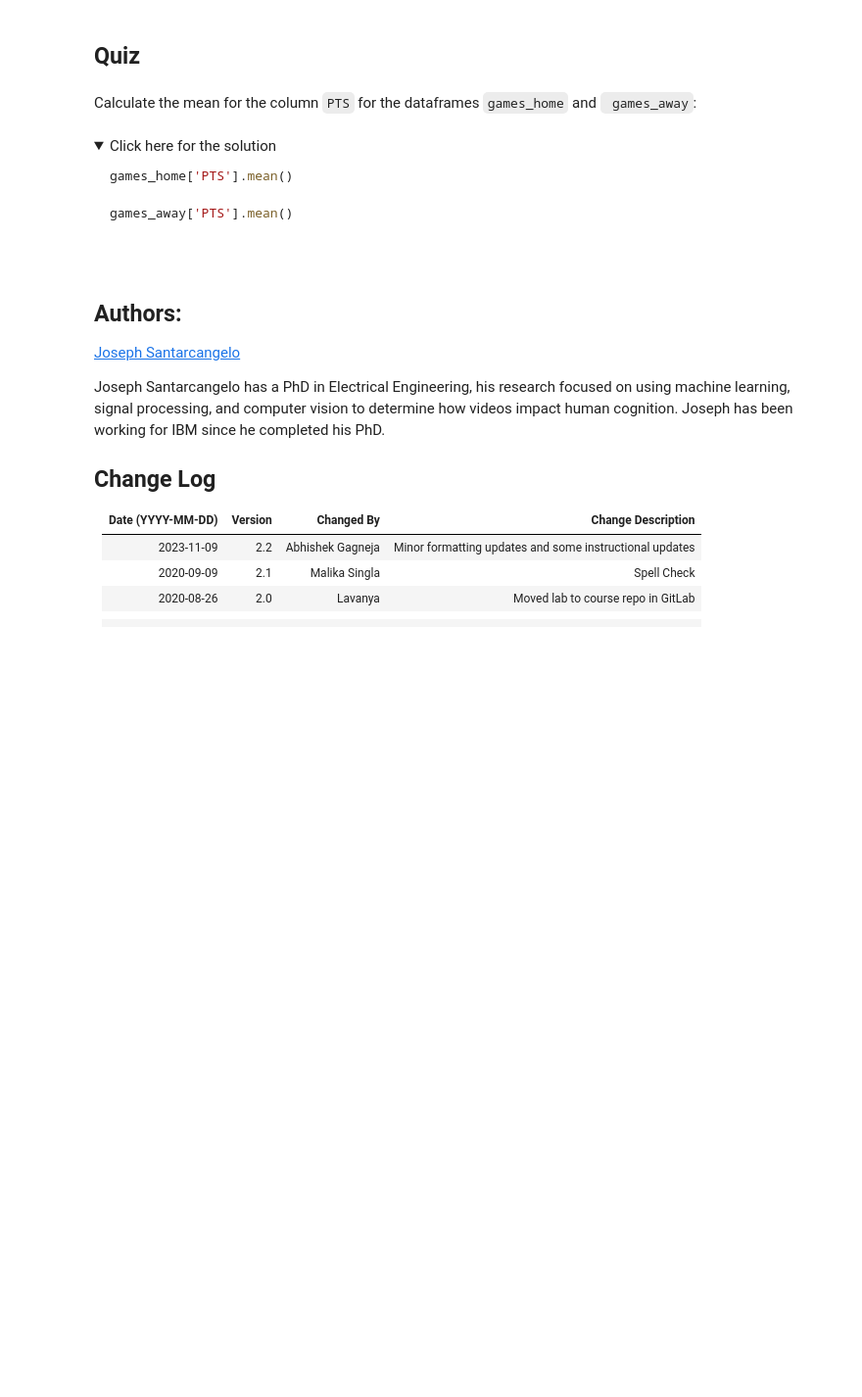
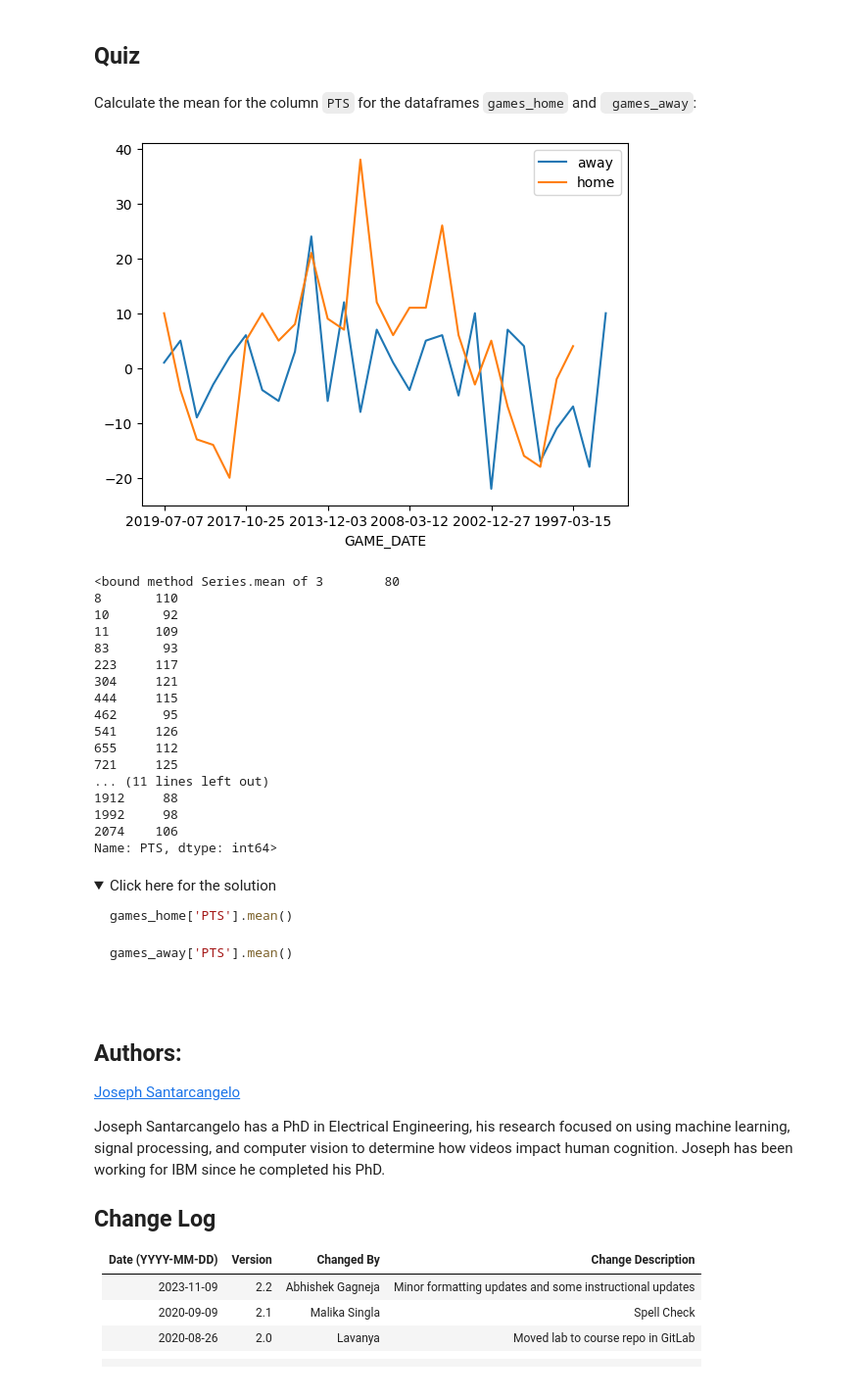
Before and after one commit to Kai369/python-4-class, a Jupyter notebook: not M learn/week 5 uncorupted/intro to api.ipynb, the cells around one changed output. Shown: that part at 98% size. Saved outputs shown, nothing was run; the diff lists cells and outputs as text; code cells hidden in the pictures; folded sections open; blank space fills up the shorter version.

```diff
--- a/not M learn/week 5 uncorupted/intro to api.ipynb
+++ b/not M learn/week 5 uncorupted/intro to api.ipynb
@@ -468,34 +452,54 @@ gamefinder.get_json()
 # Since https://stats.nba.com does not allow api calls from Cloud IPs and Skills Network Labs uses a Cloud IP.
 # The following code is comment out, you can run it on jupyter labs on your own computer.
 games = gamefinder.get_data_frames()[0]
 games.head()
 
 filename = "https://s3-api.us-geo.objectstorage.softlayer.net/cf-courses-data/CognitiveClass/PY0101EN/Chapter%205/Labs/Golden_State.pkl"
 
 def download(url, filename):
     response = requests.get(url)
     if response.status_code == 200:
         with open(filename, "wb") as f:
             f.write(response.content)
 
 download(filename, "Golden_State.pkl")
 
 file_name = "Golden_State.pkl"
 games = pd.read_pickle(file_name)
-games.head()games_home=games[games['MATCHUP']=='GSW vs. TOR']
+games.head()
+games_home=games[games['MATCHUP']=='GSW vs. TOR']
 games_away=games[games['MATCHUP']=='GSW @ TOR']
 games_home['PLUS_MINUS'].mean()
 games_away['PLUS_MINUS'].mean()
 fig, ax = plt.subplots()
 
 games_away.plot(x='GAME_DATE',y='PLUS_MINUS', ax=ax)
 games_home.plot(x='GAME_DATE',y='PLUS_MINUS', ax=ax)
 ax.legend(["away", "home"])
 plt.show()
 
 #given the code above, how do we call the means of the away and home cullumbs of the data frame?
 games_home['PTS'].mean
 games_home['PTS'].mean
+# %% [output]
+[figure, added]
+<bound method Series.mean of 3        80
+8       110
+10       92
+11      109
+83       93
+223     117
+304     121
+444     115
+462      95
+541     126
+655     112
+721     125
+... (11 lines left out)
+1912     88
+1992     98
+2074    106
+Name: PTS, dtype: int64>
 # %% [markdown]
 <details><summary>Click here for the solution</summary>
 
```
Also changed, not shown: parts of 15 cells of this notebook, 7 other files.
